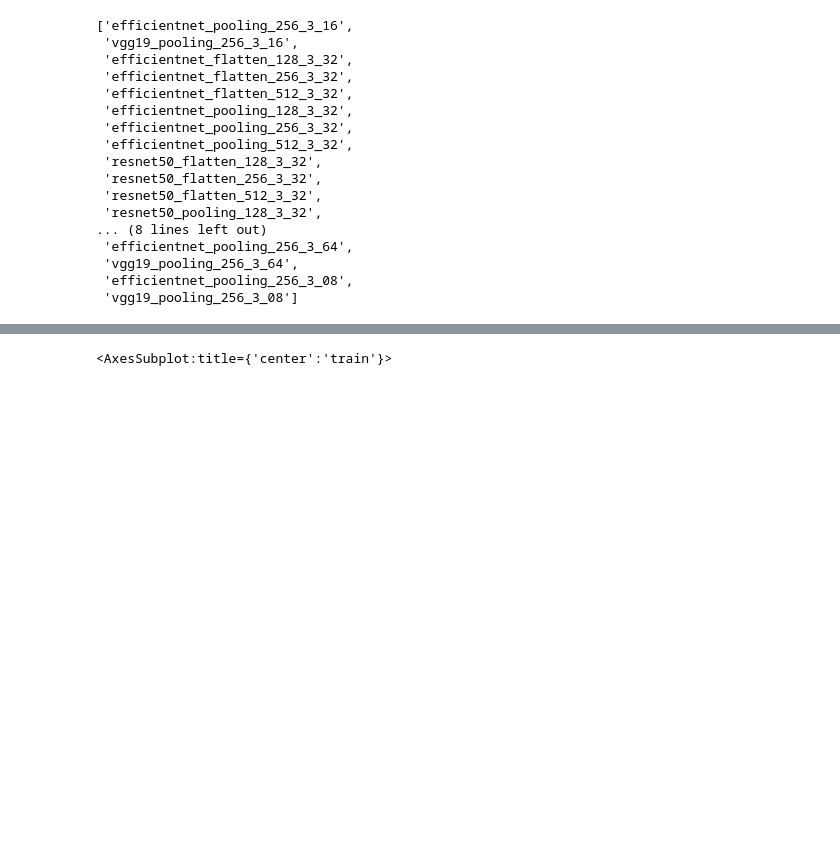
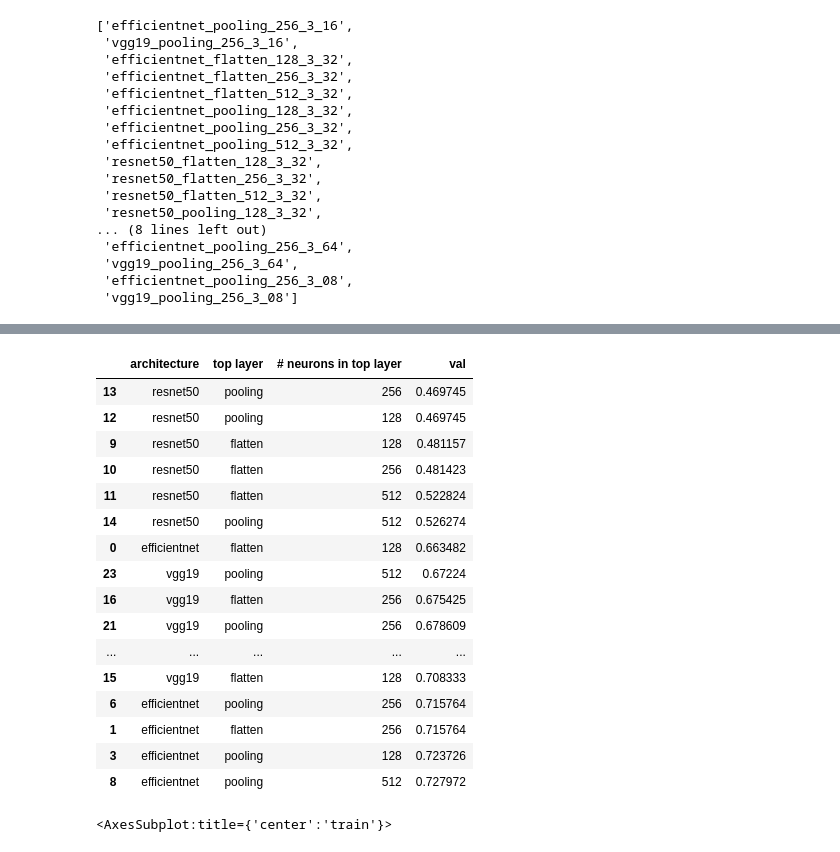
Before and after one commit to urbangrammarai/signature_ai, a Jupyter notebook: ai_experiments/transfer_learning_evaluation.ipynb, the cells around one changed output, grey strips where cells are left out. Drawn from its saved outputs; the diff is of its cells as text; code cells hidden in the pictures; blank space fills up the shorter version.

```diff
--- a/ai_experiments/transfer_learning_evaluation.ipynb
+++ b/ai_experiments/transfer_learning_evaluation.ipynb
@@ -74,3 +105,23 @@ accuracy
+# %%
+acc[["architecture", "top layer", "# neurons in top layer", "val"]].sort_values('val')
+# %% [output]
+|  | architecture | top layer | # neurons in top layer | val |
+| 13 | resnet50 | pooling | 256 | 0.469745 |
+| 12 | resnet50 | pooling | 128 | 0.469745 |
+| 9 | resnet50 | flatten | 128 | 0.481157 |
+| 10 | resnet50 | flatten | 256 | 0.481423 |
+| 11 | resnet50 | flatten | 512 | 0.522824 |
+| 14 | resnet50 | pooling | 512 | 0.526274 |
+| 0 | efficientnet | flatten | 128 | 0.663482 |
+| 23 | vgg19 | pooling | 512 | 0.67224 |
+| 16 | vgg19 | flatten | 256 | 0.675425 |
+| 21 | vgg19 | pooling | 256 | 0.678609 |
+| ... | ... | ... | ... | ... |
+| 15 | vgg19 | flatten | 128 | 0.708333 |
+| 6 | efficientnet | pooling | 256 | 0.715764 |
+| 1 | efficientnet | flatten | 256 | 0.715764 |
+| 3 | efficientnet | pooling | 128 | 0.723726 |
+| 8 | efficientnet | pooling | 512 | 0.727972 |
 # %%
 accuracy.xs('train', level=1).sort_index().plot.bar(figsize=(22, 10), title="train")
 # %% [output]
```
Also changed, not shown: parts of 5 cells of this notebook, 13 other files.
